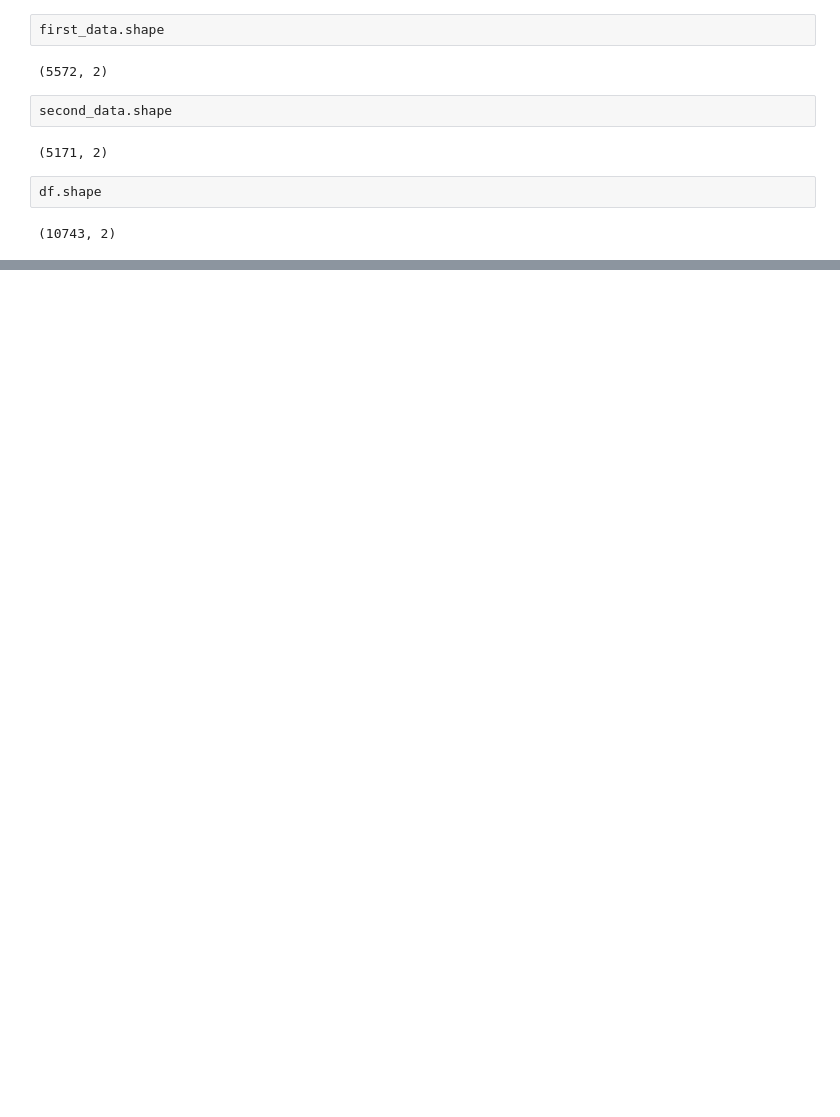
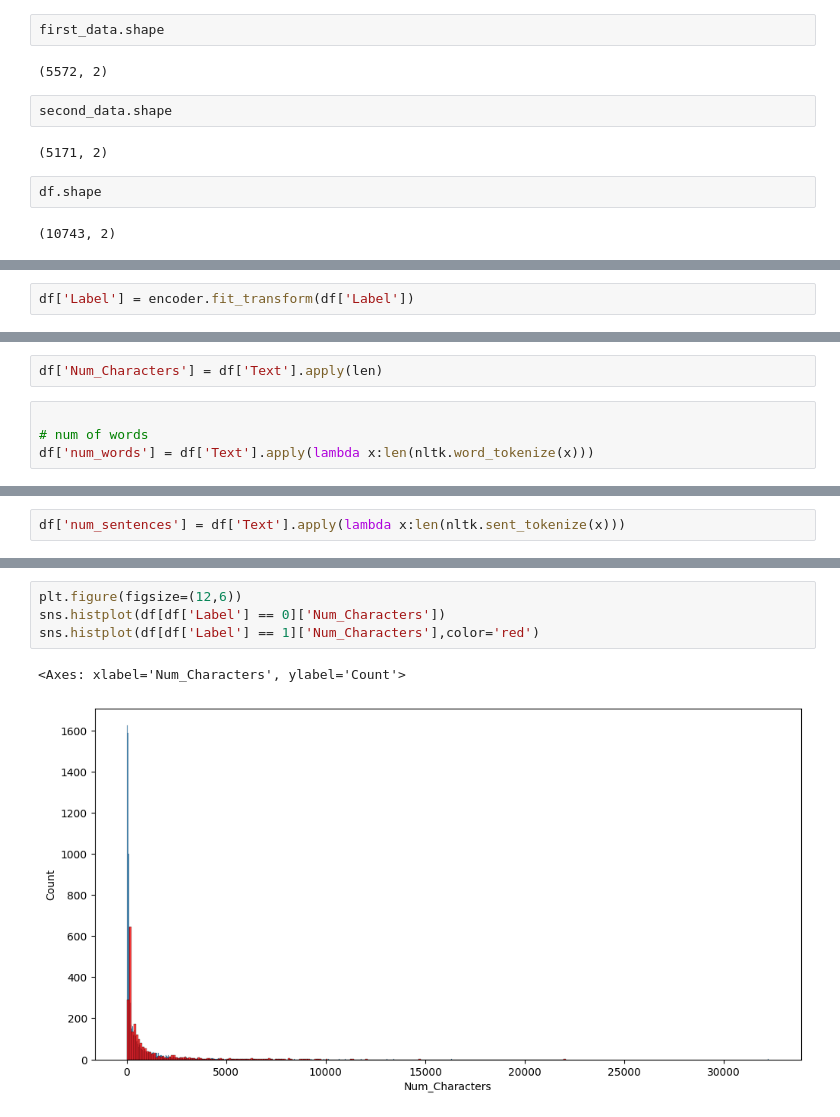
Before and after one commit to CodingWithSatyam/TempliAi, a Jupyter notebook: Model/Model.ipynb, the cells around one changed output, grey strips where cells are left out. Cells and saved outputs as stored; diff of their text form; blank space fills up the shorter version.

```diff
--- a/Model/Model.ipynb
+++ b/Model/Model.ipynb
@@ -97,0 +156,2 @@ df.shape
+# %%
+df['Label'] = encoder.fit_transform(df['Label'])
@@ -97,0 +169,6 @@ df.shape
+# %%
+df['Num_Characters'] = df['Text'].apply(len)
+# %%
+
+# num of words
+df['num_words'] = df['Text'].apply(lambda x:len(nltk.word_tokenize(x)))
@@ -97,0 +184,2 @@ df.shape
+# %%
+df['num_sentences'] = df['Text'].apply(lambda x:len(nltk.sent_tokenize(x)))
@@ -97,0 +234,7 @@ df.shape
+# %%
+plt.figure(figsize=(12,6))
+sns.histplot(df[df['Label'] == 0]['Num_Characters'])
+sns.histplot(df[df['Label'] == 1]['Num_Characters'],color='red')
+# %% [output]
+<Axes: xlabel='Num_Characters', ylabel='Count'>
+[figure, added]
```
Also changed, not shown: parts of 30 cells of this notebook, 13 other files.
